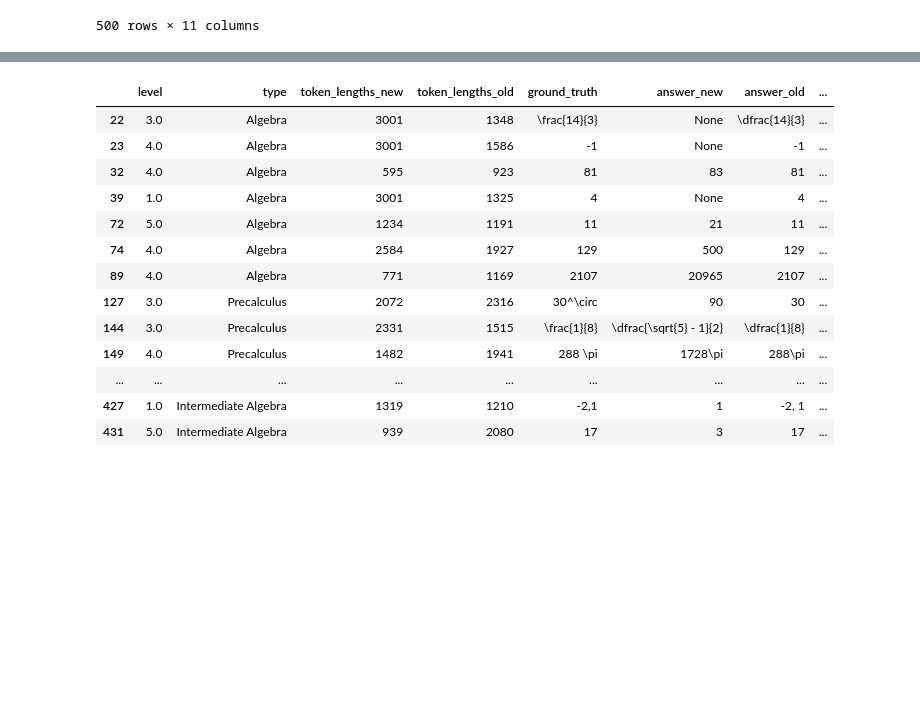
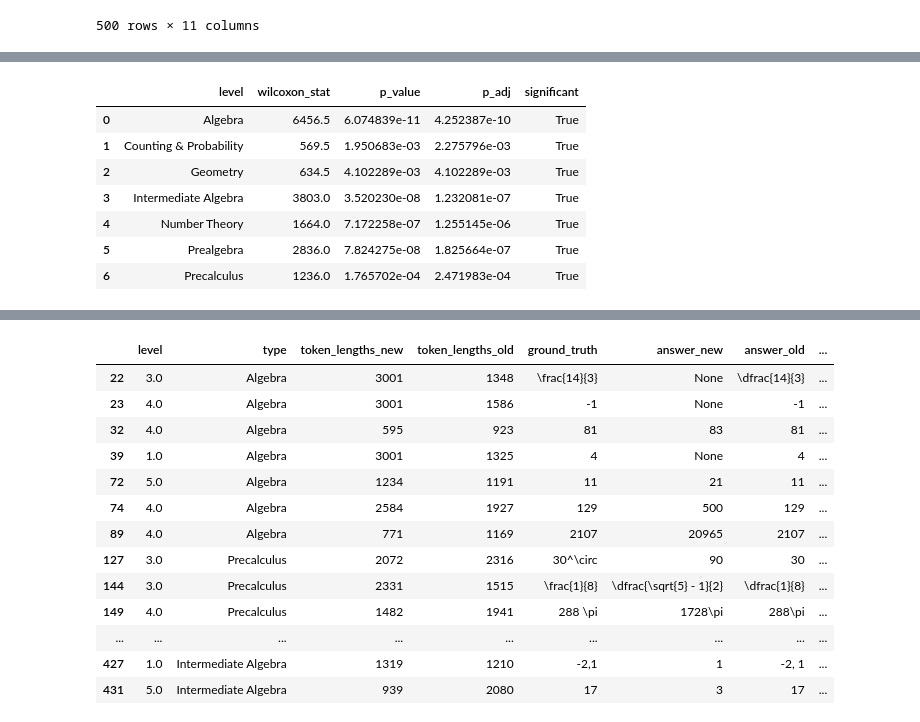
Before and after one commit to cayasryan/AdaptiveMathReasoning, a Jupyter notebook: explore/explore_eval_results.ipynb, the cells around one changed output, grey strips where cells are left out. Drawn from its saved outputs; the diff is of its cells as text; code cells hidden in the pictures; blank space fills up the shorter version.

```diff
--- a/explore/explore_eval_results.ipynb
+++ b/explore/explore_eval_results.ipynb
@@ -432,0 +577,38 @@ df_combined
+# %%
+import pandas as pd
+from scipy.stats import wilcoxon
+from statsmodels.stats.multitest import multipletests
+
+# Example: Wilcoxon test per 'level'
+grouped_level = df_for_hypo_test.groupby('type')
+
+results = []
+alpha = 0.05
+
+for level, group in grouped_level:
+    before = group['token_lengths_old']
+    after = group['token_lengths_new']
+
+    # Wilcoxon signed-rank test (testing if old > new, i.e., token lengths reduced)
+    stat, p_val = wilcoxon(before, after, alternative='greater')
+
+    results.append({'level': level, 'wilcoxon_stat': stat, 'p_value': p_val})
+
+results_df = pd.DataFrame(results)
+
+# Apply multiple test correction (Benjamini-Hochberg FDR)
+results_df['p_adj'] = multipletests(results_df['p_value'], method='fdr_bh')[1]
+
+# Add significance flag
+results_df['significant'] = results_df['p_adj'] < alpha
+
+results_df
+# %% [output]
+|  | level | wilcoxon_stat | p_value | p_adj | significant |
+| 0 | Algebra | 6456.5 | 6.074839e-11 | 4.252387e-10 | True |
+| 1 | Counting & Probability | 569.5 | 1.950683e-03 | 2.275796e-03 | True |
+| 2 | Geometry | 634.5 | 4.102289e-03 | 4.102289e-03 | True |
+| 3 | Intermediate Algebra | 3803.0 | 3.520230e-08 | 1.232081e-07 | True |
+| 4 | Number Theory | 1664.0 | 7.172258e-07 | 1.255145e-06 | True |
+| 5 | Prealgebra | 2836.0 | 7.824275e-08 | 1.825664e-07 | True |
+| 6 | Precalculus | 1236.0 | 1.765702e-04 | 2.471983e-04 | True |
```
Also changed, not shown: parts of 8 cells of this notebook, 10 other files.
